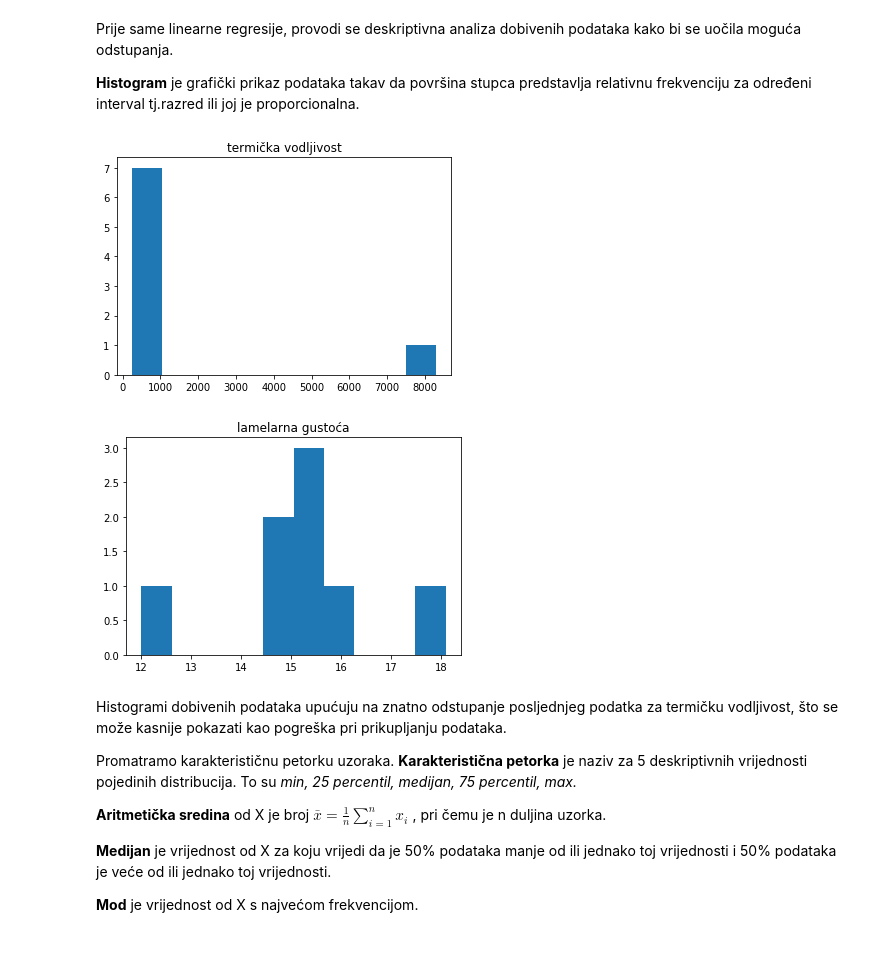
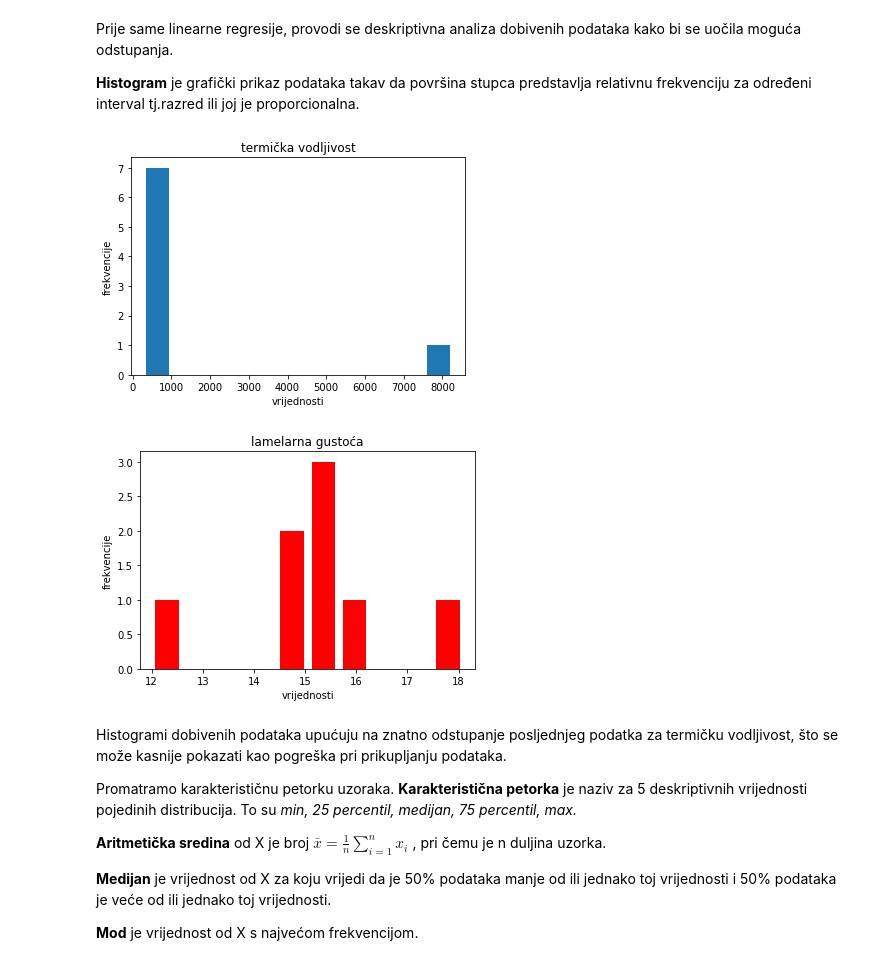
Before and after one commit to pevlaic/Softver, a Jupyter notebook: Petra_MS1.ipynb, the cells around one changed output. Drawn from its saved outputs; the diff is of its cells as text; code cells hidden in the pictures.

```diff
--- a/Petra_MS1.ipynb
+++ b/Petra_MS1.ipynb
@@ -42,19 +42,24 @@ Prije same linearne regresije, provodi se deskriptivna analiza dobivenih podatak
 # %%
 x=np.array([240,410,460,490,520,590,745,8300])
 y=np.array([12.0,14.7,14.7,15.2,15.2,15.6,16.0,18.1])
 
 import matplotlib.pyplot as plt
 %matplotlib inline
 
-plt.hist(x)
+plt.hist(x,rwidth=0.75)
 plt.title('termička vodljivost')
+plt.xlabel('vrijednosti')
+plt.ylabel('frekvencije')
 plt.show()
-plt.hist(y)
+
+plt.hist(y, color='r',rwidth=0.75)
+plt.xlabel('vrijednosti')
+plt.ylabel('frekvencije')
 plt.title('lamelarna gustoća')
 plt.show()
 # %% [output]
-[figure, old version]
+[figure, new version]
-[figure, old version]
+[figure, new version]
 # %% [markdown]
 Histogrami dobivenih podataka upućuju na znatno odstupanje posljednjeg podatka za termičku vodljivost, što se može kasnije pokazati kao pogreška pri prikupljanju podataka.
 
```
Also changed, not shown: parts of 15 cells of this notebook.
